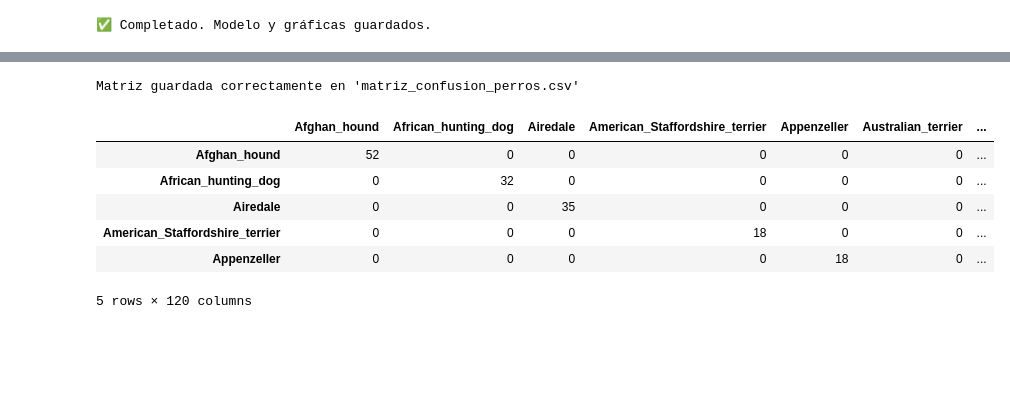
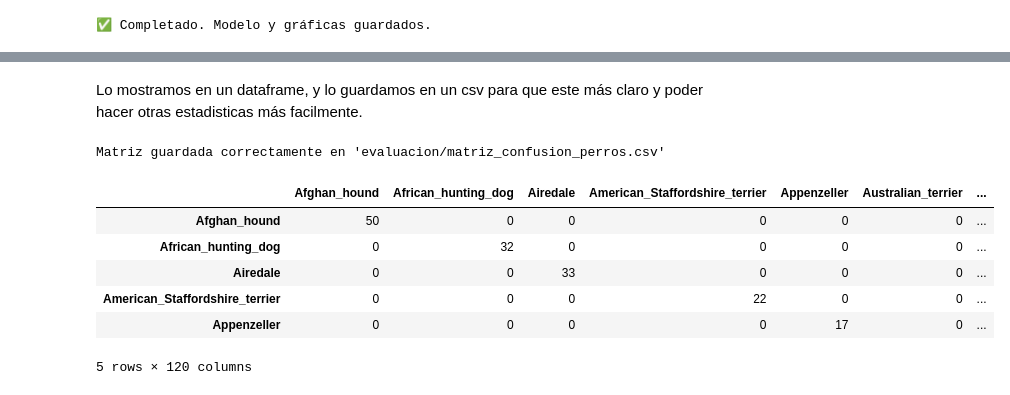
Before and after one commit to vjimgue/PawSense, a Jupyter notebook: modelo_prediccion_perros_pytorch.ipynb, the cells around one changed output, grey strips where cells are left out. Saved outputs shown, nothing was run; the diff lists cells and outputs as text; code cells hidden in the pictures; blank space fills up the shorter version.

```diff
--- a/modelo_prediccion_perros_pytorch.ipynb
+++ b/modelo_prediccion_perros_pytorch.ipynb
@@ -355,9 +357,9 @@ En la fase de preprocesamiento realizaremos varias operaciones:
 
 6. **Cargamos los datos finales para el entrenamiento**: Hacemos uso de DataLoader para cargar ya los datos al modelo.
 # %%
-batch_size = 64
+batch_size = 32
 
-# Preprocesamiento y Data Augmentation de Train  (transforms.Compose = realizar una serie de pasos por imagen)
+# Preprocesamiento y Data Augmentation de Train
 train_transforms = transforms.Compose([
     transforms.RandomHorizontalFlip(),
     transforms.RandomRotation(20),
@@ -372,7 +374,7 @@ val_transforms = transforms.Compose([
     transforms.Normalize([0.485, 0.456, 0.406], [0.229, 0.224, 0.225])
 ])
 
-# Cargar dataset automáticamente con ImageFolder y dividir train y validation
+# Cargar dataset y dividir
 full_dataset = datasets.ImageFolder("dataset_recortado")
 train_size = int(0.8 * len(full_dataset)) # 80%
 val_size = len(full_dataset) - train_size # 20%
@@ -407,7 +407,7 @@ num_ftrs = model.classifier[1].in_features
 
 model.classifier[1] = nn.Sequential(
     # Apaga aleatoriamente el 20% de las neuronas para evitar que el modelo memorice las fotos (previene el overfitting)
-    nn.Dropout(p=0.2, inplace=True),
+    nn.Dropout(p=0.3, inplace=True),
     # Conecta los 1280 datos de entrada con nuestras 120 salidas
     nn.Linear(num_ftrs, 120)
 )
@@ -662,28 +756,30 @@ y_pred, y_true = mostrar_matriz_confusion(model, val_loader, full_dataset.classe
+# %% [markdown]
+Lo mostramos en un dataframe, y lo guardamos en un csv para que este más claro y poder hacer otras estadisticas más facilmente.
 # %%
 import pandas as pd
 from sklearn.metrics import confusion_matrix
 
 # 1. Calculamos la matriz numérica (cm)
 cm = confusion_matrix(y_true, y_pred)
 
 # 2. Creamos el DataFrame
 # Usamos 'full_dataset.classes' para que las filas (Realidad) y
 # las columnas (Predicción) tengan los nombres de las 120 razas.
 df_cm = pd.DataFrame(cm, index=full_dataset.classes, columns=full_dataset.classes)
 
 # 3. Guardar a CSV
 # Esto es lo más recomendable para poder filtrar y buscar razas en Excel.
-df_cm.to_csv("matriz_confusion_perros.csv")
-print("Matriz guardada correctamente en 'matriz_confusion_perros.csv'")
+df_cm.to_csv("evaluacion/matriz_confusion_perros.csv")
+print("Matriz guardada correctamente en 'evaluacion/matriz_confusion_perros.csv'")
 
 # 4. Mostrar las primeras 5 filas en el notebook
 df_cm.head()
 # %% [output]
-Matriz guardada correctamente en 'matriz_confusion_perros.csv'
+Matriz guardada correctamente en 'evaluacion/matriz_confusion_perros.csv'
 |  | Afghan_hound | African_hunting_dog | Airedale | American_Staffordshire_terrier | Appenzeller | Australian_terrier | ... |
-| Afghan_hound | 52 | 0 | 0 | 0 | 0 | 0 | ... |
+| Afghan_hound | 50 | 0 | 0 | 0 | 0 | 0 | ... |
 | African_hunting_dog | 0 | 32 | 0 | 0 | 0 | 0 | ... |
-| Airedale | 0 | 0 | 35 | 0 | 0 | 0 | ... |
-| American_Staffordshire_terrier | 0 | 0 | 0 | 18 | 0 | 0 | ... |
-| Appenzeller | 0 | 0 | 0 | 0 | 18 | 0 | ... |
+| Airedale | 0 | 0 | 33 | 0 | 0 | 0 | ... |
+| American_Staffordshire_terrier | 0 | 0 | 0 | 22 | 0 | 0 | ... |
+| Appenzeller | 0 | 0 | 0 | 0 | 17 | 0 | ... |
 5 rows × 120 columns
```
Also changed, not shown: parts of 24 cells of this notebook, 17 other files.
